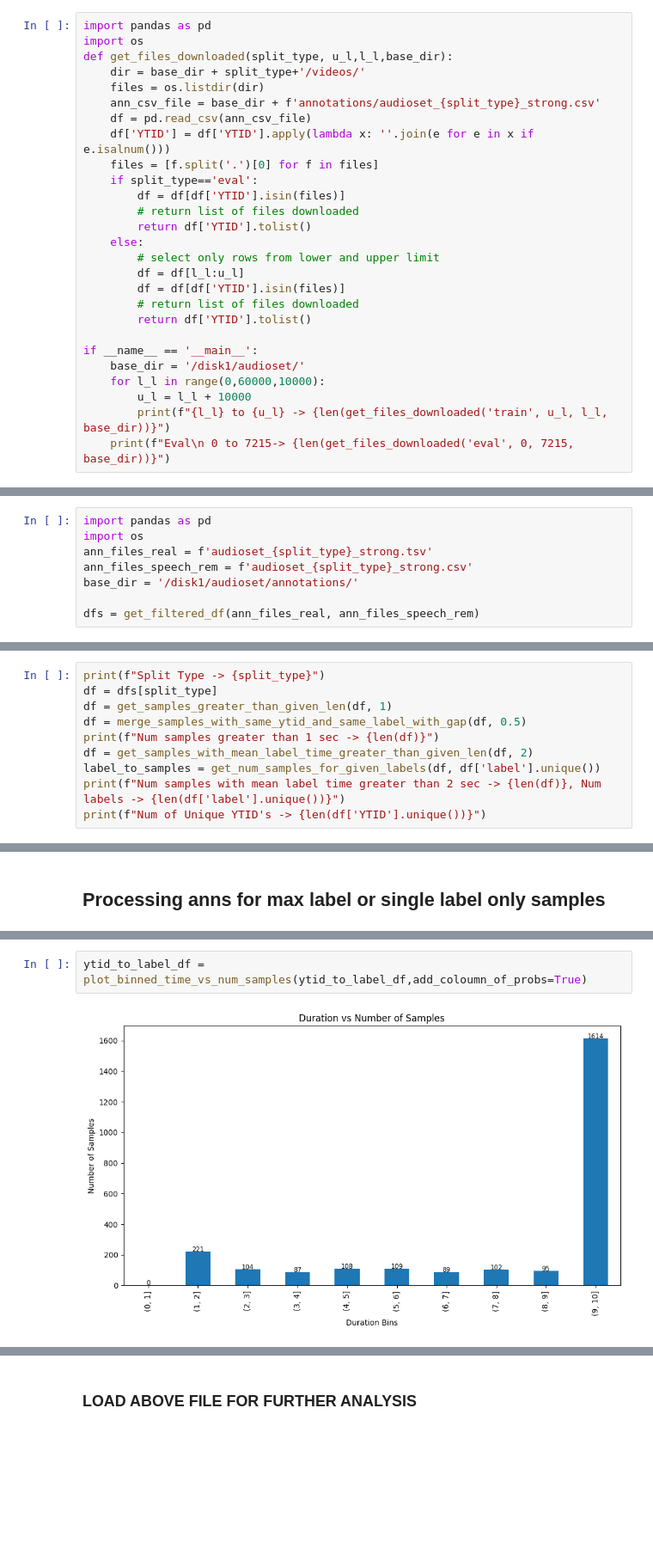
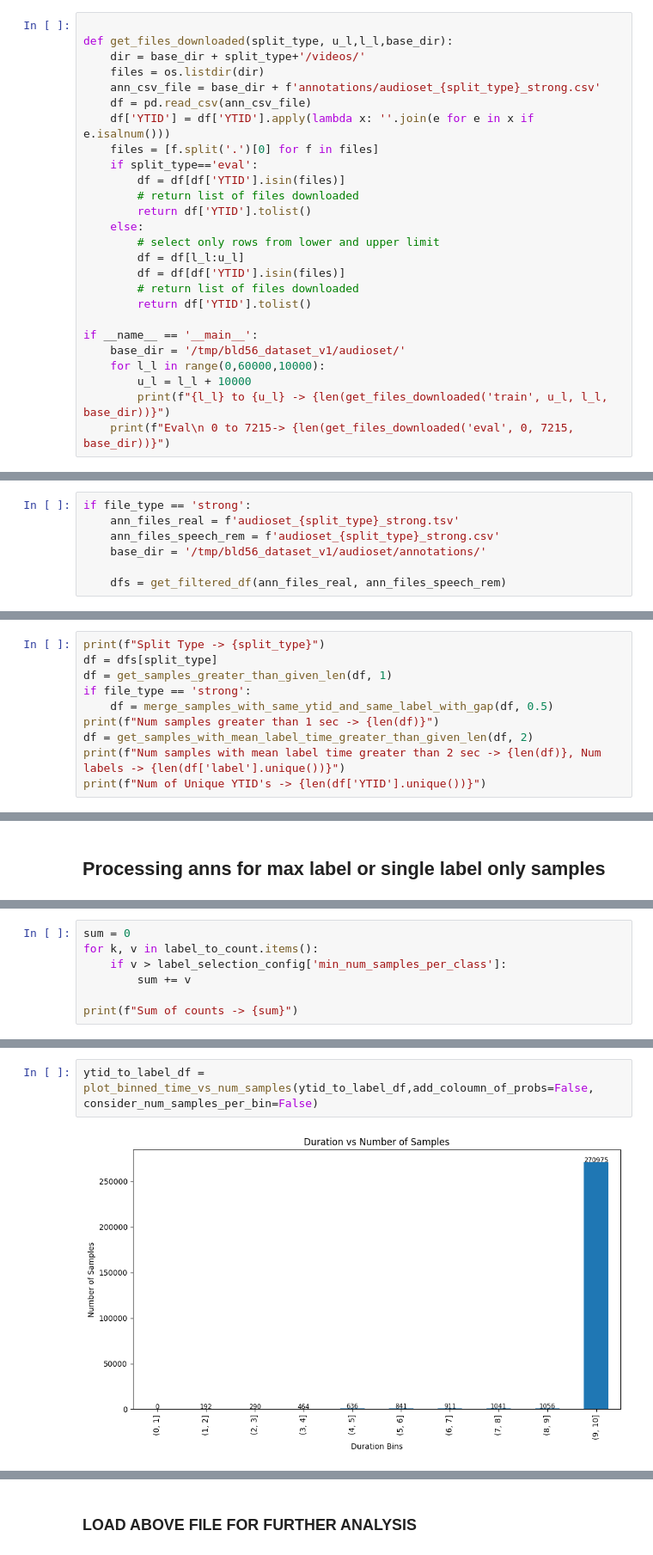
Before and after one commit to WhissleAI/visual_speech_recognition, a Jupyter notebook: analysis_audioset.ipynb, the cells around one changed output, grey strips where cells are left out. Shown at 86% size. Saved outputs shown, nothing was run; the diff lists cells and outputs as text; blank space fills up the shorter version.

```diff
--- a/analysis_audioset.ipynb
+++ b/analysis_audioset.ipynb
@@ -173,8 +248,7 @@ Num Rows: 7215
 # %% [markdown]
 ## Code to check num downloaded from files that we have
 # %%
-import pandas as pd
-import os
+
 def get_files_downloaded(split_type, u_l,l_l,base_dir):
     dir = base_dir + split_type+'/videos/'
     files = os.listdir(dir)
@@ -194,7 +268,7 @@ def get_files_downloaded(split_type, u_l,l_l,base_dir):
         return df['YTID'].tolist()
 
 if __name__ == '__main__':
-    base_dir = '/disk1/audioset/'
+    base_dir = '/tmp/bld56_dataset_v1/audioset/'
     for l_l in range(0,60000,10000):
         u_l = l_l + 10000
         print(f"{l_l} to {u_l} -> {len(get_files_downloaded('train', u_l, l_l, base_dir))}")
@@ -413,10 +496,9 @@ def plot_binned_time_vs_num_samples(df, bin_size=1,add_coloumn_of_probs=True):
 # %% [markdown]
 ### Filtering
 # %%
-import pandas as pd
-import os
-ann_files_real = f'audioset_{split_type}_strong.tsv'
-ann_files_speech_rem = f'audioset_{split_type}_strong.csv'
-base_dir = '/disk1/audioset/annotations/'
+if file_type == 'strong':
+    ann_files_real = f'audioset_{split_type}_strong.tsv'
+    ann_files_speech_rem = f'audioset_{split_type}_strong.csv'
+    base_dir = '/tmp/bld56_dataset_v1/audioset/annotations/'
 
-dfs = get_filtered_df(ann_files_real, ann_files_speech_rem)
+    dfs = get_filtered_df(ann_files_real, ann_files_speech_rem)
@@ -427,10 +506,10 @@ eval -> 7215
 print(f"Split Type -> {split_type}")
 df = dfs[split_type]
 df = get_samples_greater_than_given_len(df, 1)
-df = merge_samples_with_same_ytid_and_same_label_with_gap(df, 0.5)
+if file_type == 'strong':
+    df = merge_samples_with_same_ytid_and_same_label_with_gap(df, 0.5)
 print(f"Num samples greater than 1 sec -> {len(df)}")
 df = get_samples_with_mean_label_time_greater_than_given_len(df, 2)
-label_to_samples = get_num_samples_for_given_labels(df, df['label'].unique())
 print(f"Num samples with mean label time greater than 2 sec -> {len(df)}, Num labels -> {len(df['label'].unique())}")
 print(f"Num of Unique YTID's -> {len(df['YTID'].unique())}")
 # %% [output]
@@ -599,0 +687,7 @@ Num labels considered -> 54
+# %%
+sum = 0
+for k, v in label_to_count.items():
+    if v > label_selection_config['min_num_samples_per_class']:
+        sum += v
+
+print(f"Sum of counts -> {sum}")
@@ -615,4 +711,4 @@ ytid_to_label_df.head()
 # %%
-ytid_to_label_df = plot_binned_time_vs_num_samples(ytid_to_label_df,add_coloumn_of_probs=True)
+ytid_to_label_df = plot_binned_time_vs_num_samples(ytid_to_label_df,add_coloumn_of_probs=False, consider_num_samples_per_bin=False)
 # %% [output]
-[figure, old version]
+[figure, new version]
```
Also changed, not shown: parts of 45 cells of this notebook, 5 other files.
